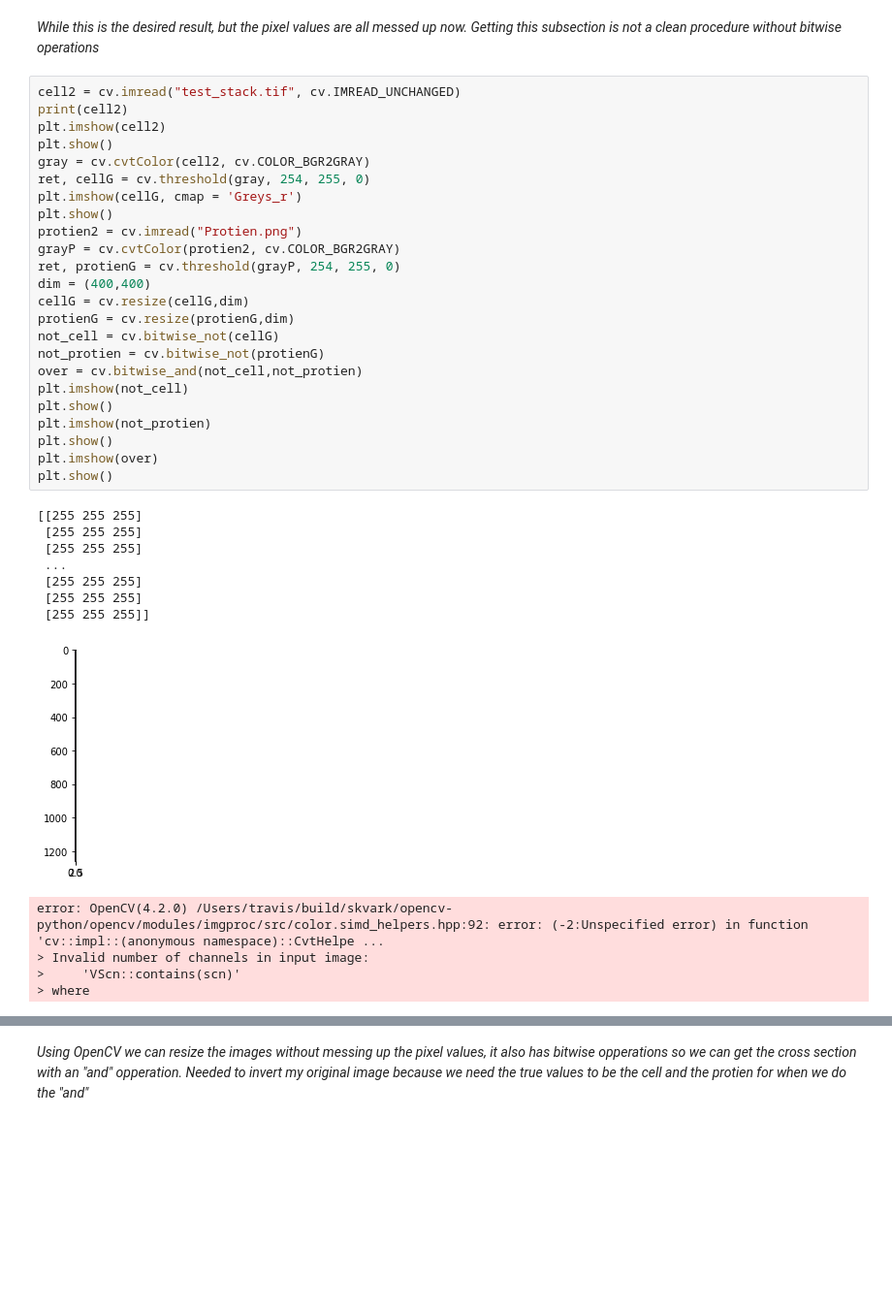
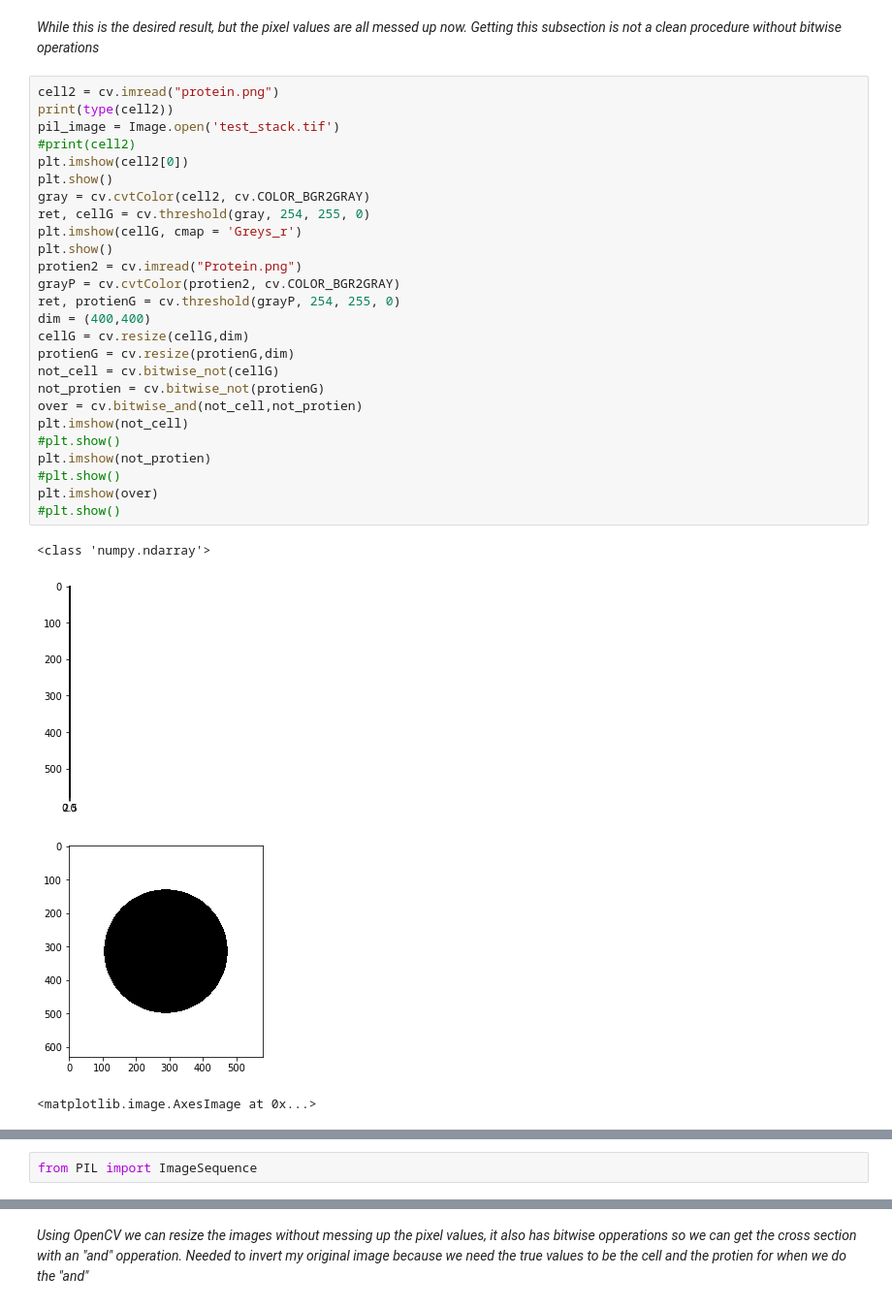
Before and after one commit to MBronars/Cell_Tracking, a Jupyter notebook: ROI Overlap.ipynb, the cells around one changed output, grey strips where cells are left out. Shown at 97% size. Cells and saved outputs as stored; diff of their text form; blank space fills up the shorter version.

```diff
--- a/ROI Overlap.ipynb
+++ b/ROI Overlap.ipynb
@@ -41,39 +42,33 @@ Clipping input data to the valid range for imshow with RGB data ([0..1] for floa
 # %% [markdown]
 *While this is the desired result, but the pixel values are all messed up now.  Getting this subsection is not a clean procedure without bitwise operations*
 # %%
-cell2 = cv.imread("test_stack.tif", cv.IMREAD_UNCHANGED)
-print(cell2)
-plt.imshow(cell2)
+cell2 = cv.imread("protein.png")
+print(type(cell2))
+pil_image = Image.open('test_stack.tif')
+#print(cell2)
+plt.imshow(cell2[0])
 plt.show()
 gray = cv.cvtColor(cell2, cv.COLOR_BGR2GRAY)
 ret, cellG = cv.threshold(gray, 254, 255, 0)
 plt.imshow(cellG, cmap = 'Greys_r')
 plt.show()
-protien2 = cv.imread("Protien.png")
+protien2 = cv.imread("Protein.png")
 grayP = cv.cvtColor(protien2, cv.COLOR_BGR2GRAY)
 ret, protienG = cv.threshold(grayP, 254, 255, 0)
 dim = (400,400)
 cellG = cv.resize(cellG,dim)
 protienG = cv.resize(protienG,dim)
 not_cell = cv.bitwise_not(cellG)
 not_protien = cv.bitwise_not(protienG)
 over = cv.bitwise_and(not_cell,not_protien)
 plt.imshow(not_cell)
-plt.show()
+#plt.show()
 plt.imshow(not_protien)
-plt.show()
+#plt.show()
 plt.imshow(over)
-plt.show()
+#plt.show()
 # %% [output]
-[[255 255 255]
- [255 255 255]
- [255 255 255]
- ...
- [255 255 255]
- [255 255 255]
- [255 255 255]]
+<class 'numpy.ndarray'>
-[figure, old version]
+[figure, new version]
+[figure, added]
-error: OpenCV(4.2.0) /Users/travis/build/skvark/opencv-python/opencv/modules/imgproc/src/color.simd_helpers.hpp:92: error: (-2:Unspecified error) in function 'cv::impl::(anonymous namespace)::CvtHelpe ...
-> Invalid number of channels in input image:
->     'VScn::contains(scn)'
-> where
+<matplotlib.image.AxesImage at 0x...>
@@ -79,0 +76,2 @@ error: OpenCV(4.2.0) /Users/travis/build/skvark/opencv-python/opencv/modules/img
+# %%
+from PIL import ImageSequence
```
Also changed, not shown: parts of 7 cells of this notebook, 4 other files.
